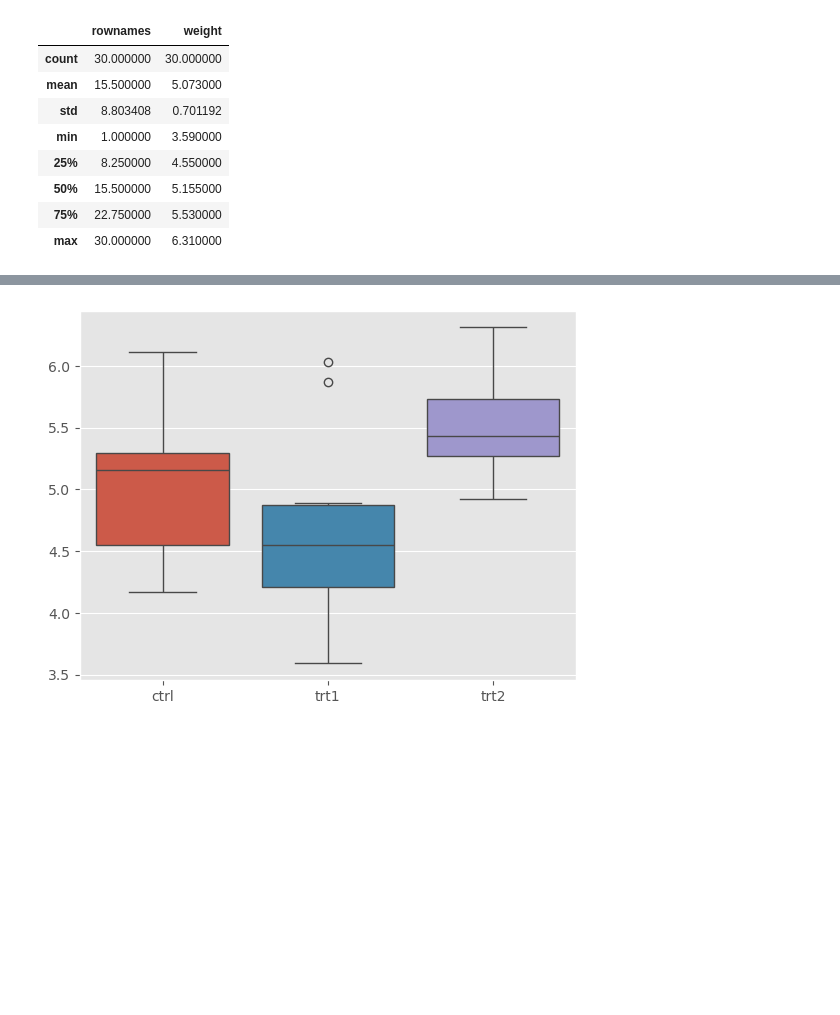
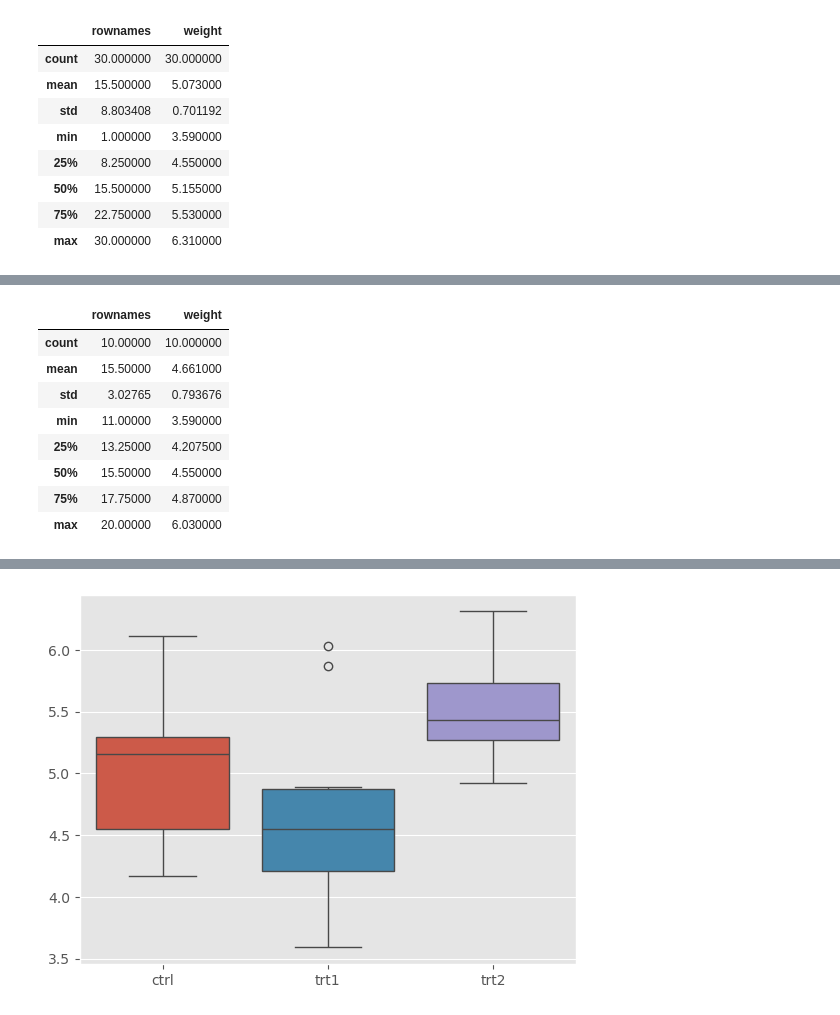
Before and after one commit to declanVfox/applied_statistics, a Jupyter notebook: project.ipynb, the cells around one changed output, grey strips where cells are left out. Saved outputs shown, nothing was run; the diff lists cells and outputs as text; code cells hidden in the pictures; blank space fills up the shorter version.

```diff
--- a/project.ipynb
+++ b/project.ipynb
@@ -85,0 +78,12 @@ max    30.00000   6.310000
+# %%
+df_trt1.describe()
+# %% [output]
+|  | rownames | weight |
+| count | 10.00000 | 10.000000 |
+| mean | 15.50000 | 4.661000 |
+| std | 3.02765 | 0.793676 |
+| min | 11.00000 | 3.590000 |
+| 25% | 13.25000 | 4.207500 |
+| 50% | 15.50000 | 4.550000 |
+| 75% | 17.75000 | 4.870000 |
+| max | 20.00000 | 6.030000 |
```
Also changed, not shown: parts of 11 cells of this notebook, 2 other files.
